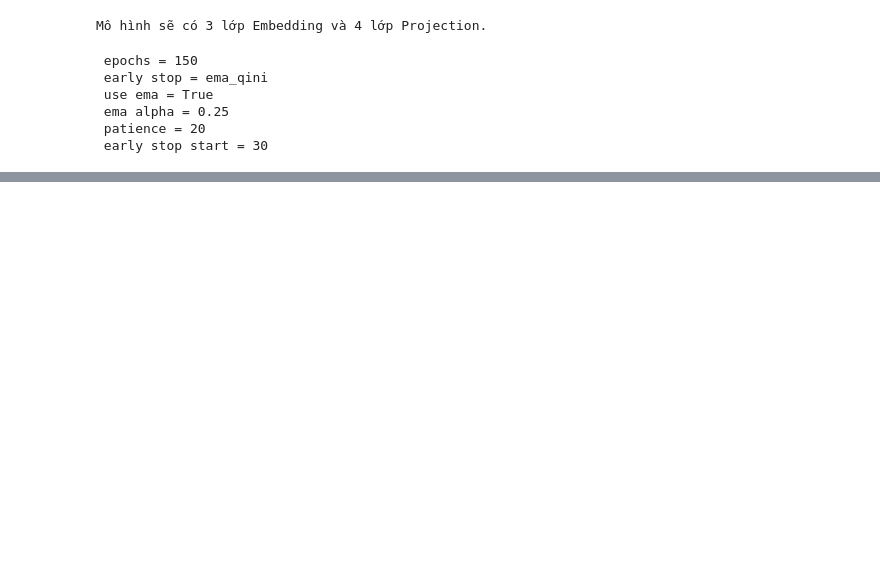
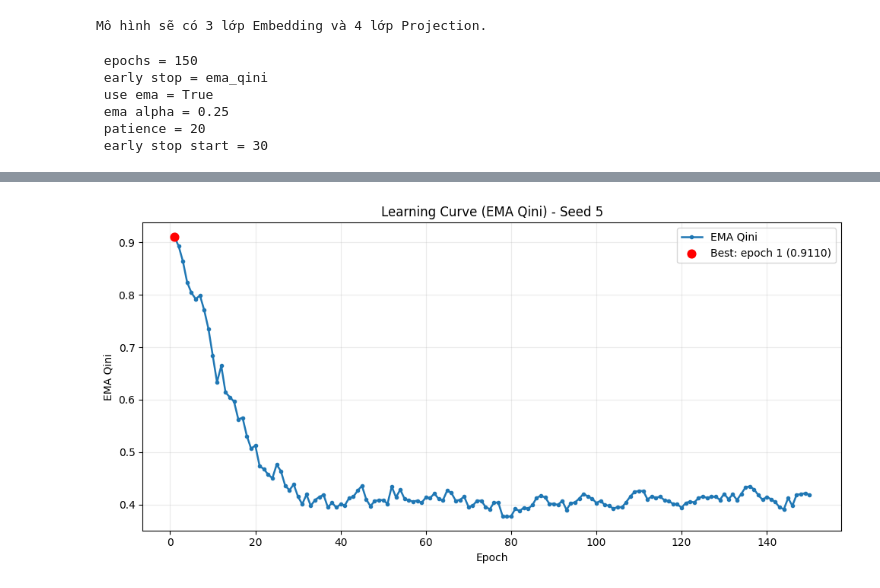
Before and after one commit to ducvu0904/RERUM, a Jupyter notebook: Tarnet + ziln/main_tarnet_ziln.ipynb, the cells around one changed output, grey strips where cells are left out. Drawn from its saved outputs; the diff is of its cells as text; code cells hidden in the pictures; blank space fills up the shorter version.

Commit message:
done ZILN

```diff
--- a/Tarnet + ziln/main_tarnet_ziln.ipynb
+++ b/Tarnet + ziln/main_tarnet_ziln.ipynb
@@ -511 +494,80 @@ Epoch 5/150 | Loss: 1.6926 | Cls: 1.6448 | Reg: 1.8485 | mu_t: 4.4034 | sigma_t:
 ... (9 outputs left out)
+# %%
+import re
+import io
+from contextlib import redirect_stdout, redirect_stderr
+import matplotlib.pyplot as plt
+
+# Plot learning curve (EMA Qini) for one specific seed
+seed_to_plot = 5
+
+seed_everything(seed_to_plot)
+tarnet_seed = Tarnet(
+    cate_dims=cat_dims,
+    num_count=num_count,
+    epochs=150,
+    learning_rate=1e-3,
+    weight_decay=1e-5,
+    use_ema=True,
+    ema_alpha=0.3,
+    patience=150,
+    shared_hidden=200,
+    outcome_hidden=100,
+    outcome_dropout=0.0,
+    shared_dropout=0.0,
+    early_stop_metric="ema_qini",
+    early_stop_start_epoch=0,
+    ziln_lambda=1,
+    pos_weight=1,
+
+ )
+
+# Capture training logs so we can parse EMA Qini per epoch
+buffer = io.StringIO()
+with redirect_stdout(buffer), redirect_stderr(buffer):
+    tarnet_seed.fit(train_loader, val_loader)
+
+train_log = buffer.getvalue()
+
+# Parse lines like: "Epoch 51/150 ... EMA Qini: 0.4619 ..."
+pattern = re.compile(r"Epoch\s+(\d+)/(\d+).*?EMA Qini:\s+([0-9]*\.?[0-9]+|N/A)")
+epochs_curve, ema_qini_curve = [], []
+
+for line in train_log.splitlines():
+    m = pattern.search(line)
+    if not m:
+        continue
+    epoch_idx = int(m.group(1))
+    ema_val = m.group(3)
+    if ema_val == "N/A":
+        continue
+    epochs_curve.append(epoch_idx)
+    ema_qini_curve.append(float(ema_val))
+
+if len(epochs_curve) == 0:
+    raise ValueError("No EMA Qini values found. Check early_stop_metric='ema_qini' and training logs.")
+
+best_i = int(max(range(len(ema_qini_curve)), key=lambda i: ema_qini_curve[i]))
+
+plt.figure(figsize=(10, 5))
+plt.plot(epochs_curve, ema_qini_curve, marker='o', linewidth=1.8, markersize=3, label='EMA Qini')
+plt.scatter(
+    [epochs_curve[best_i]],
+    [ema_qini_curve[best_i]],
+    color='red',
+    s=60,
+    zorder=3,
+    label=f"Best: epoch {epochs_curve[best_i]} ({ema_qini_curve[best_i]:.4f})"
+ )
+plt.title(f"Learning Curve (EMA Qini) - Seed {seed_to_plot}")
+plt.xlabel("Epoch")
+plt.ylabel("EMA Qini")
+plt.grid(alpha=0.25)
+plt.legend()
+plt.tight_layout()
+plt.show()
+
+print(f"Parsed {len(ema_qini_curve)} EMA Qini points.")
+print(f"Best EMA Qini: {ema_qini_curve[best_i]:.4f} at epoch {epochs_curve[best_i]}")
+# %% [output]
+[figure, added]
```
Also changed, not shown: parts of 6 cells of this notebook, 7 other files.
